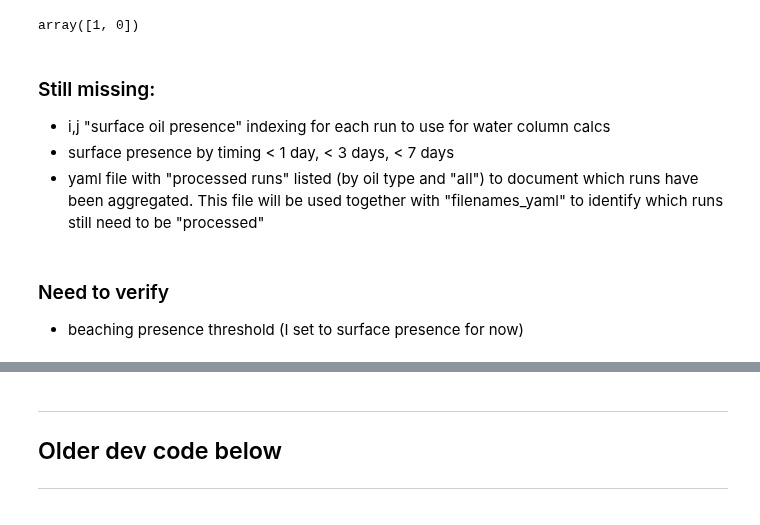
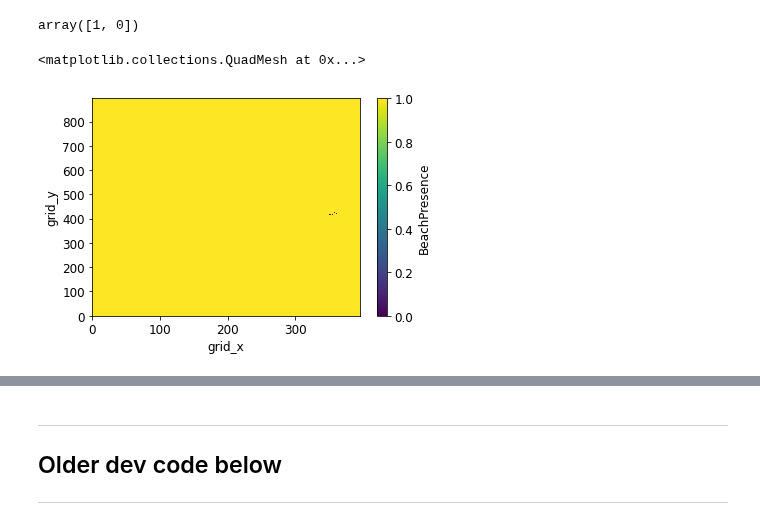
Before and after one commit to MIDOSS/Visualization, a Jupyter notebook: notebooks/dev_aggregate_MOHID.ipynb, the cells around one changed output, grey strips where cells are left out. Cells and saved outputs as stored; diff of their text form; code cells hidden in the pictures.

Commit message:
Added beach threshold and presence workflow prototype using xarray

```diff
--- a/notebooks/dev_aggregate_MOHID.ipynb
+++ b/notebooks/dev_aggregate_MOHID.ipynb
@@ -85,4 +85,8 @@ ny,nx = 896, 396
 x, y = np.arange(0,nx), np.arange(0,ny)
 # create threshold for surface volume in m3
 surface_threshold = 3 * 1e-3
-beach_threshold = 3 * 1e-3
+beach_threshold = 15 * 1e-3
+
+# Dictionary for organizing run information
+Results = {}
+Results['Files']=[]
@@ -98,11 +109,3 @@ min(a,b): [True, False]
 np.array(a).astype(int)
 # %% [output]
 array([1, 0])
-# %% [markdown]
-### Still missing:
-- i,j "surface oil presence" indexing for each run to use for water column calcs
-- surface presence by timing < 1 day, < 3 days, < 7 days
-- yaml file with "processed runs" listed (by oil type and "all") to document which runs have been aggregated.  This file will be used together with "filenames_yaml" to identify which runs still need to be "processed"
-# %% [markdown]
-### Need to verify
-- beaching presence threshold (I set to surface presence for now)
@@ -108,0 +157,21 @@ array([1, 0])
+# %%
+for run in range(nruns):
+    input_file = fn[oil][run]
+    Results['Files'].append(input_file)
+    with xr.open_dataset(input_file) as ds:
+        dt = ds.Beaching_Time-ds.Beaching_Time.min()
+        # Beaching time (converted from ns to hours)
+        Results['BeachTime'].loc[dict(nspills=run)] = dt*1e-6/3600
+        # Beaching presence
+        dtnp = 0*dt.astype('int')
+        Results['BeachPresence'].loc[dict(nspills=run)] = dtnp.where(
+            (dt <= (dt.min() + np.timedelta64(24,'h'))) &
+            (dt > dt.min()) &
+            (ds.Beaching_Volume > beach_threshold),
+            1
+        )
+# %%
+Results['BeachPresence'].sel(nspills=0).BeachPresence.plot()
+# %% [output]
+<matplotlib.collections.QuadMesh at 0x...>
+[figure, added]
```
Also changed, not shown: parts of 38 cells of this notebook.
